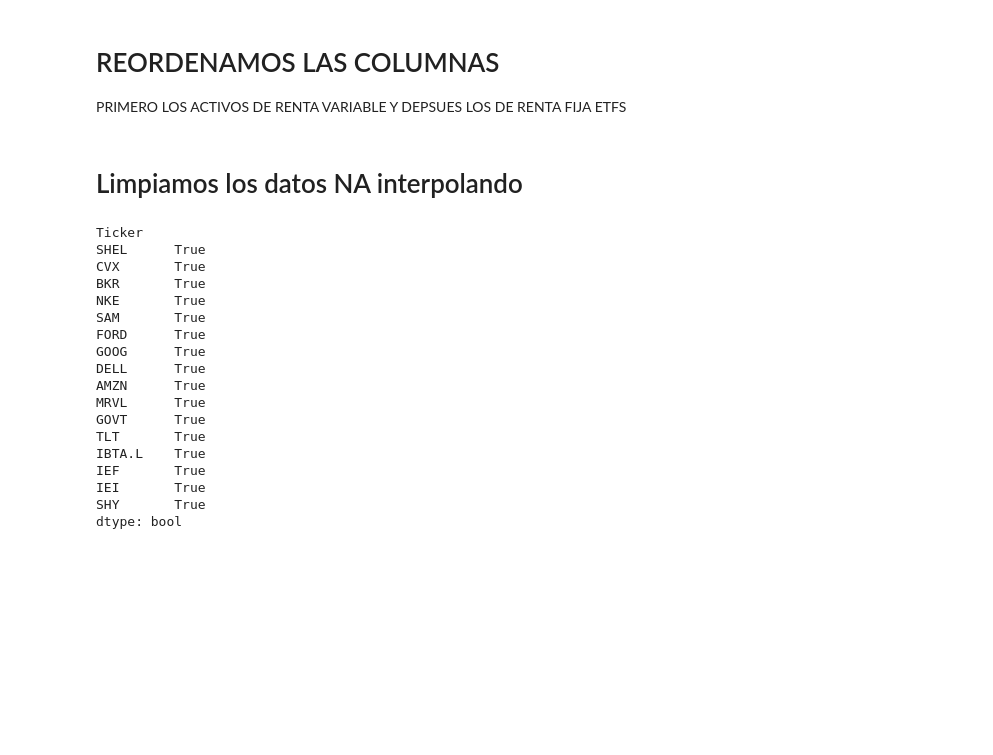
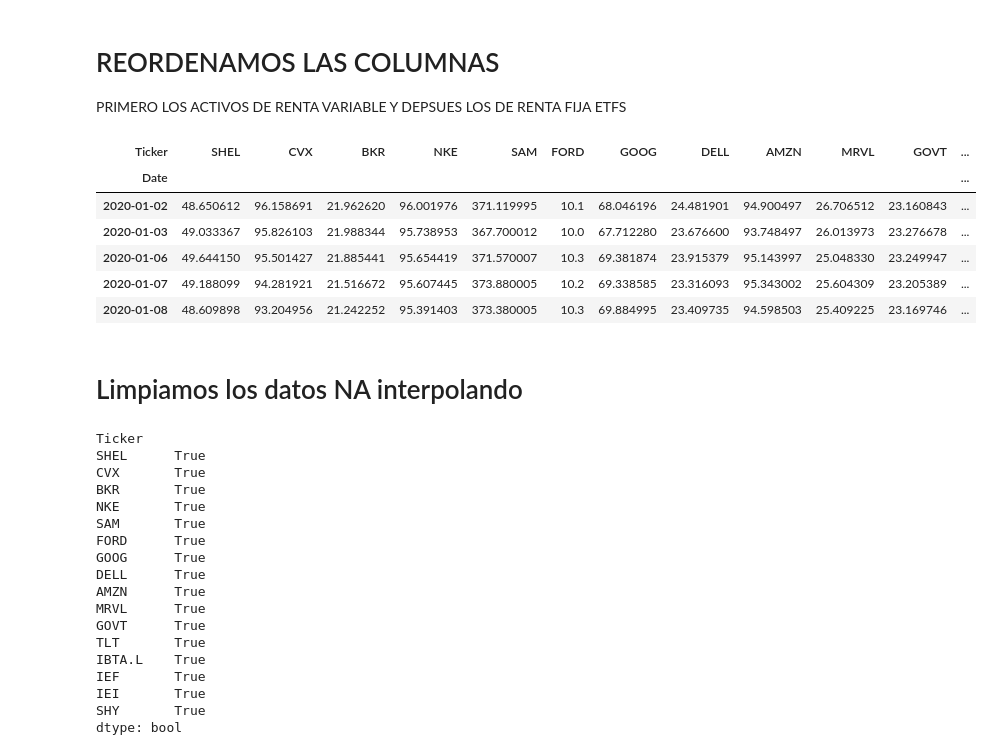
Before and after one commit to betospike/CORRELACION_ACTIVOS, a Jupyter notebook: Correlacion_de_activos.ipynb, the cells around one changed output. Cells and saved outputs as stored; diff of their text form; code cells hidden in the pictures; blank space fills up the shorter version.

```diff
--- a/Correlacion_de_activos.ipynb
+++ b/Correlacion_de_activos.ipynb
@@ -148,6 +148,17 @@ PRIMERO LOS ACTIVOS DE RENTA VARIABLE Y DEPSUES LOS DE RENTA FIJA ETFS
 column_order=['SHEL','CVX','BKR','NKE','SAM','FORD','GOOG','DELL','AMZN','MRVL','GOVT','TLT','IBTA.L','IEF','IEI','SHY']
 # %%
 df_Adj_close=df_Adj_close[column_order]
+
+
+df_Adj_close.head()
+# %% [output]
+| Ticker | SHEL | CVX | BKR | NKE | SAM | FORD | GOOG | DELL | AMZN | MRVL | GOVT | ... |
+| Date |  |  |  |  |  |  |  |  |  |  |  | ... |
+| 2020-01-02 | 48.650612 | 96.158691 | 21.962620 | 96.001976 | 371.119995 | 10.1 | 68.046196 | 24.481901 | 94.900497 | 26.706512 | 23.160843 | ... |
+| 2020-01-03 | 49.033367 | 95.826103 | 21.988344 | 95.738953 | 367.700012 | 10.0 | 67.712280 | 23.676600 | 93.748497 | 26.013973 | 23.276678 | ... |
+| 2020-01-06 | 49.644150 | 95.501427 | 21.885441 | 95.654419 | 371.570007 | 10.3 | 69.381874 | 23.915379 | 95.143997 | 25.048330 | 23.249947 | ... |
+| 2020-01-07 | 49.188099 | 94.281921 | 21.516672 | 95.607445 | 373.880005 | 10.2 | 69.338585 | 23.316093 | 95.343002 | 25.604309 | 23.205389 | ... |
+| 2020-01-08 | 48.609898 | 93.204956 | 21.242252 | 95.391403 | 373.380005 | 10.3 | 69.884995 | 23.409735 | 94.598503 | 25.409225 | 23.169746 | ... |
 # %% [markdown]
 # Limpiamos los datos NA interpolando
 # %%
```
Also changed, not shown: parts of 28 cells of this notebook.
